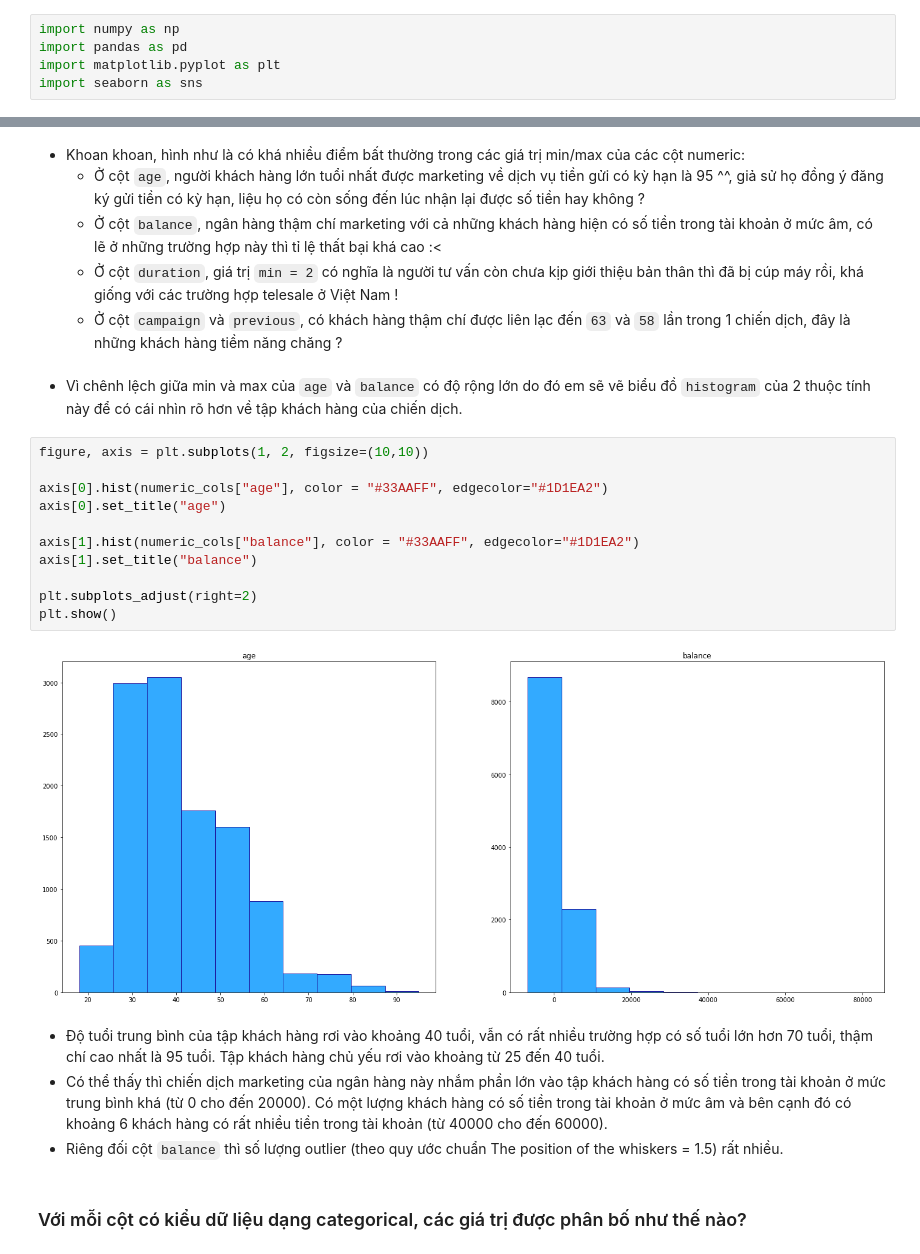
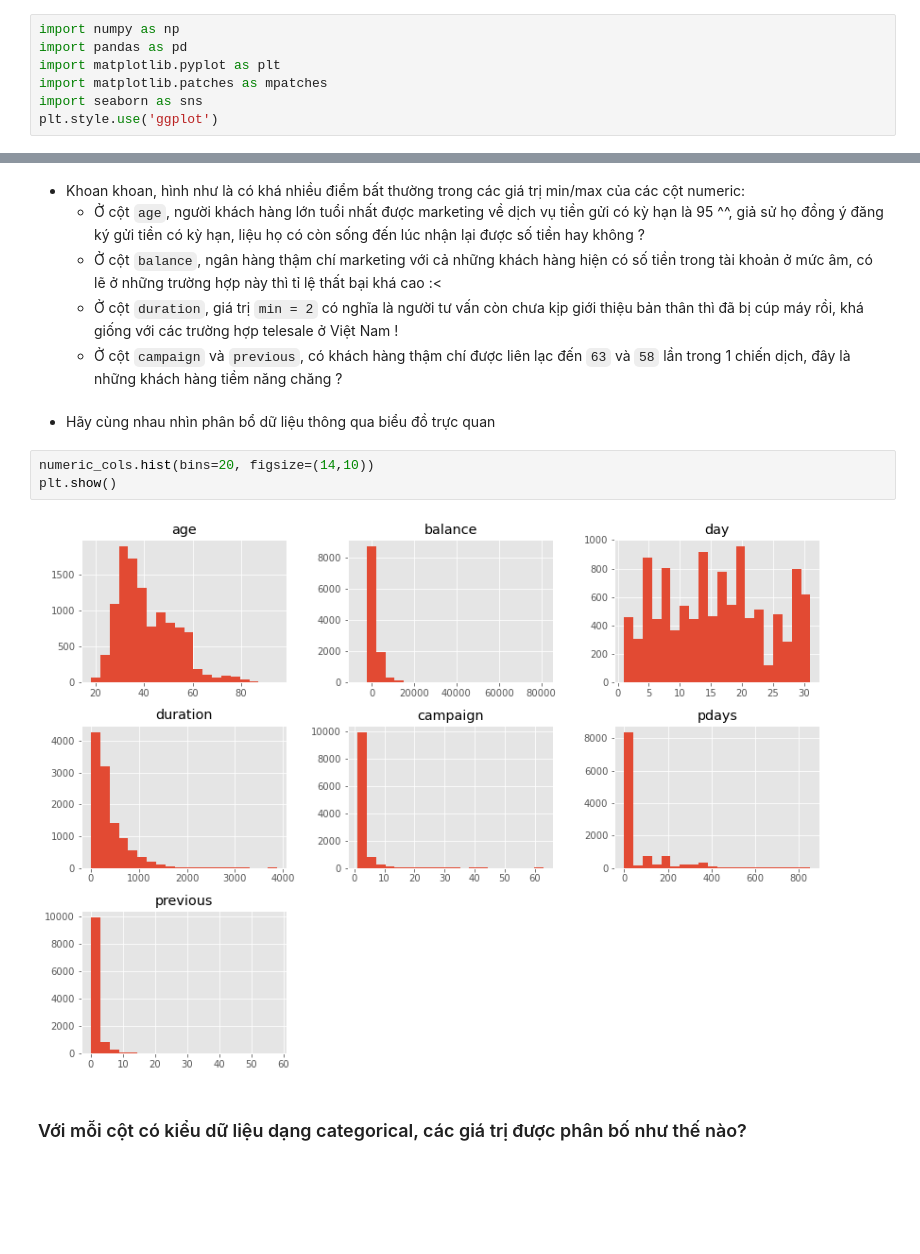
Before and after one commit to gotoSleepzzz/P4DS_final_project, a Jupyter notebook: Final.ipynb, the cells around one changed output, grey strips where cells are left out. Saved outputs shown, nothing was run; the diff lists cells and outputs as text; blank space fills up the shorter version.

```diff
--- a/Final.ipynb
+++ b/Final.ipynb
@@ -2,7 +2,9 @@
 import numpy as np
 import pandas as pd
 import matplotlib.pyplot as plt
+import matplotlib.patches as mpatches
 import seaborn as sns
+plt.style.use('ggplot')
 # %% [markdown]
 ---
 # %% [markdown]
@@ -149,25 +162,13 @@ nume_col_profiles_df
     - Ở cột `balance`, ngân hàng thậm chí marketing với cả những khách hàng hiện có số tiền trong tài khoản ở mức âm, có lẽ ở những trường hợp này thì tỉ lệ thất bại khá cao :<
     - Ở cột `duration`, giá trị `min = 2` có nghĩa là người tư vấn còn chưa kịp giới thiệu bản thân thì đã bị cúp máy rồi, khá giống với các trường hợp telesale ở Việt Nam !
     - Ở cột `campaign` và `previous`, có khách hàng thậm chí được liên lạc đến `63` và `58` lần trong 1 chiến dịch, đây là những khách hàng tiềm năng chăng ?
-# %% [markdown]
-- Vì chênh lệch giữa min và max của `age` và `balance` có độ rộng lớn do đó em sẽ vẽ biểu đồ `histogram` của 2 thuộc tính này để có cái nhìn rõ hơn về tập khách hàng của chiến dịch.
-# %%
-figure, axis = plt.subplots(1, 2, figsize=(10,10))
-
-axis[0].hist(numeric_cols["age"], color = "#33AAFF", edgecolor="#1D1EA2")
-axis[0].set_title("age")
-
-axis[1].hist(numeric_cols["balance"], color = "#33AAFF", edgecolor="#1D1EA2")
-axis[1].set_title("balance")
-
-plt.subplots_adjust(right=2)
-plt.show()
-# %% [output]
-[figure, removed]
-# %% [markdown]
-- Độ tuổi trung bình của tập khách hàng rơi vào khoảng 40 tuổi, vẫn có rất nhiều trường hợp có số tuổi lớn hơn 70 tuổi, thậm chí cao nhất là 95 tuổi. Tập khách hàng chủ yếu rơi vào khoảng từ 25 đến 40 tuổi.
-- Có thể thấy thì chiến dịch marketing của ngân hàng này nhắm phần lớn vào tập khách hàng có số tiền trong tài khoản ở mức trung bình khá (từ 0 cho đến 20000). Có một lượng khách hàng có số tiền trong tài khoản ở mức âm và bên cạnh đó có khoảng 6 khách hàng có rất nhiều tiền trong tài khoản (từ 40000 cho đến 60000).
-- Riêng đối cột `balance` thì số lượng outlier (theo quy ước chuẩn The position of the whiskers = 1.5) rất nhiều.
+# %% [markdown]
+- Hãy cùng nhau nhìn phân bổ dữ liệu thông qua biểu đồ trực quan
+# %%
+numeric_cols.hist(bins=20, figsize=(14,10))
+plt.show()
+# %% [output]
+[figure, added]
 # %% [markdown]
 ### Với mỗi cột có kiểu dữ liệu dạng categorical, các giá trị được phân bố như thế nào?
 # %% [markdown]
```
Also changed, not shown: parts of 30 cells of this notebook.
